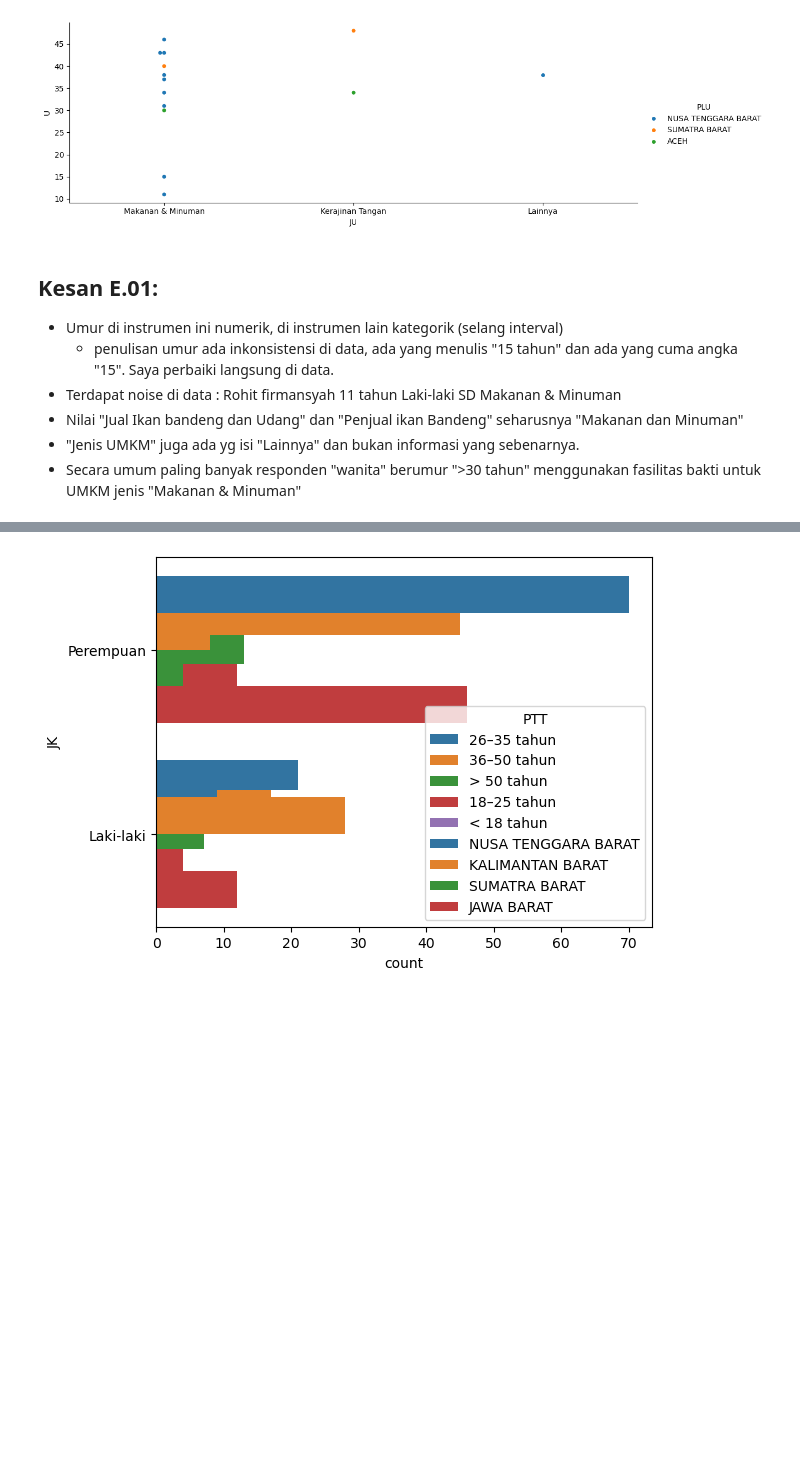
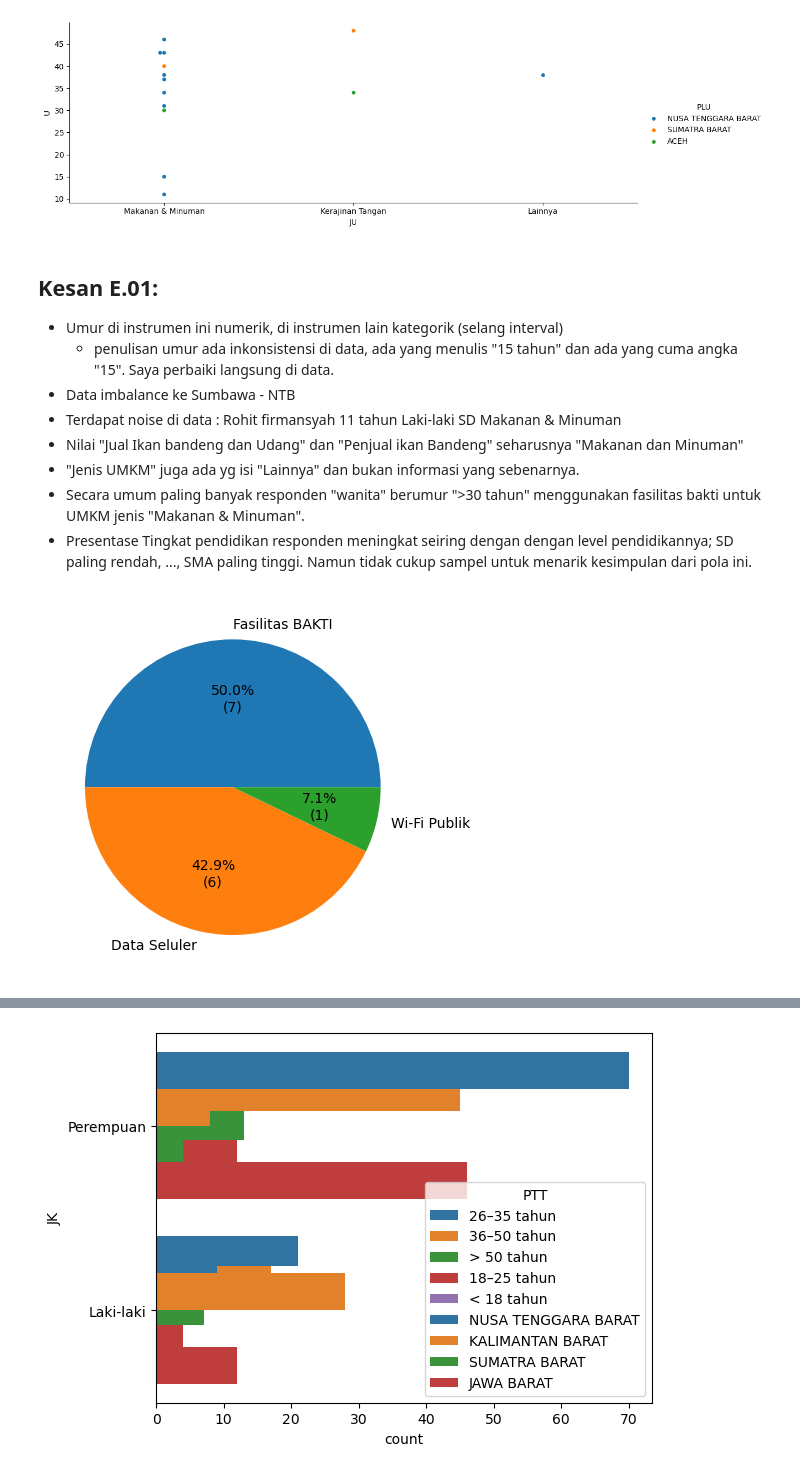
Before and after one commit to taudataanalytics/bakti2024, a Jupyter notebook: Bakti-2024.ipynb, the cells around one changed output, grey strips where cells are left out. Drawn from its saved outputs; the diff is of its cells as text; code cells hidden in the pictures; blank space fills up the shorter version.

```diff
--- a/Bakti-2024.ipynb
+++ b/Bakti-2024.ipynb
@@ -172,7 +187,16 @@ plt.show()
 
 * Umur di instrumen ini numerik, di instrumen lain kategorik (selang interval)
     * penulisan umur ada inkonsistensi di data, ada yang menulis "15 tahun" dan ada yang cuma angka "15". Saya perbaiki langsung di data.
+* Data imbalance ke Sumbawa - NTB
 * Terdapat noise di data : Rohit firmansyah	11 tahun	Laki-laki	SD	Makanan & Minuman
 * Nilai "Jual Ikan bandeng dan Udang" dan "Penjual ikan Bandeng" seharusnya "Makanan dan Minuman"
 * "Jenis UMKM" juga ada yg isi "Lainnya" dan bukan informasi yang sebenarnya.
-* Secara umum paling banyak responden "wanita" berumur ">30 tahun" menggunakan fasilitas bakti untuk UMKM jenis "Makanan & Minuman"
+* Secara umum paling banyak responden "wanita" berumur ">30 tahun" menggunakan fasilitas bakti untuk UMKM jenis "Makanan & Minuman".
+* Presentase Tingkat pendidikan responden meningkat seiring dengan dengan level pendidikannya; SD paling rendah, ..., SMA paling tinggi. Namun tidak cukup sampel untuk menarik kesimpulan dari pola ini.
+# %%
+# 'Dari mana Anda mendapatkan akses internet?': 'DmAmai',
+s = dfE.DmAmai.value_counts()
+p = plt.pie(s, labels = s.index, autopct=autopct_format(s))
+plt.show()
+# %% [output]
+[figure, added]
```
Also changed, not shown: parts of 13 cells of this notebook.
